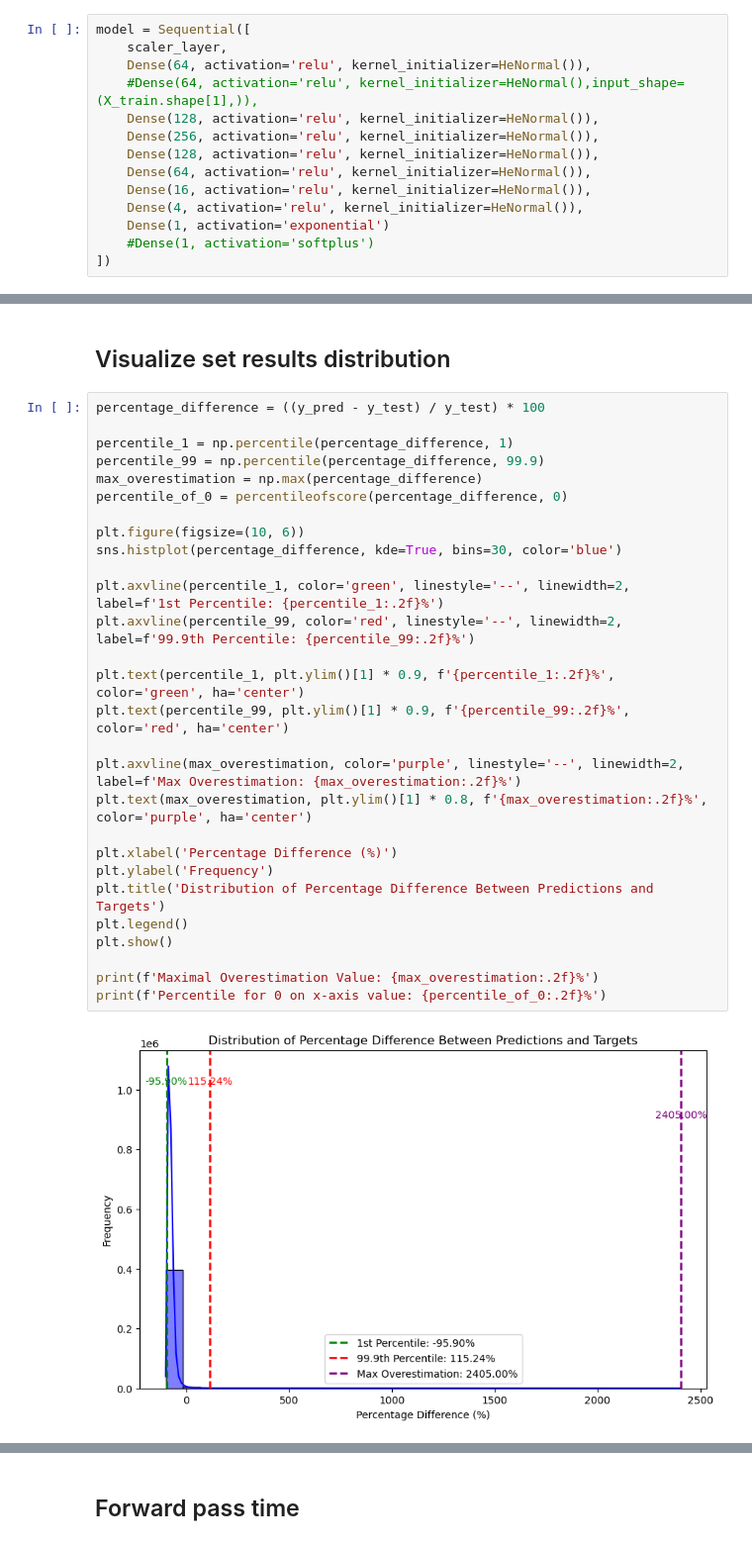
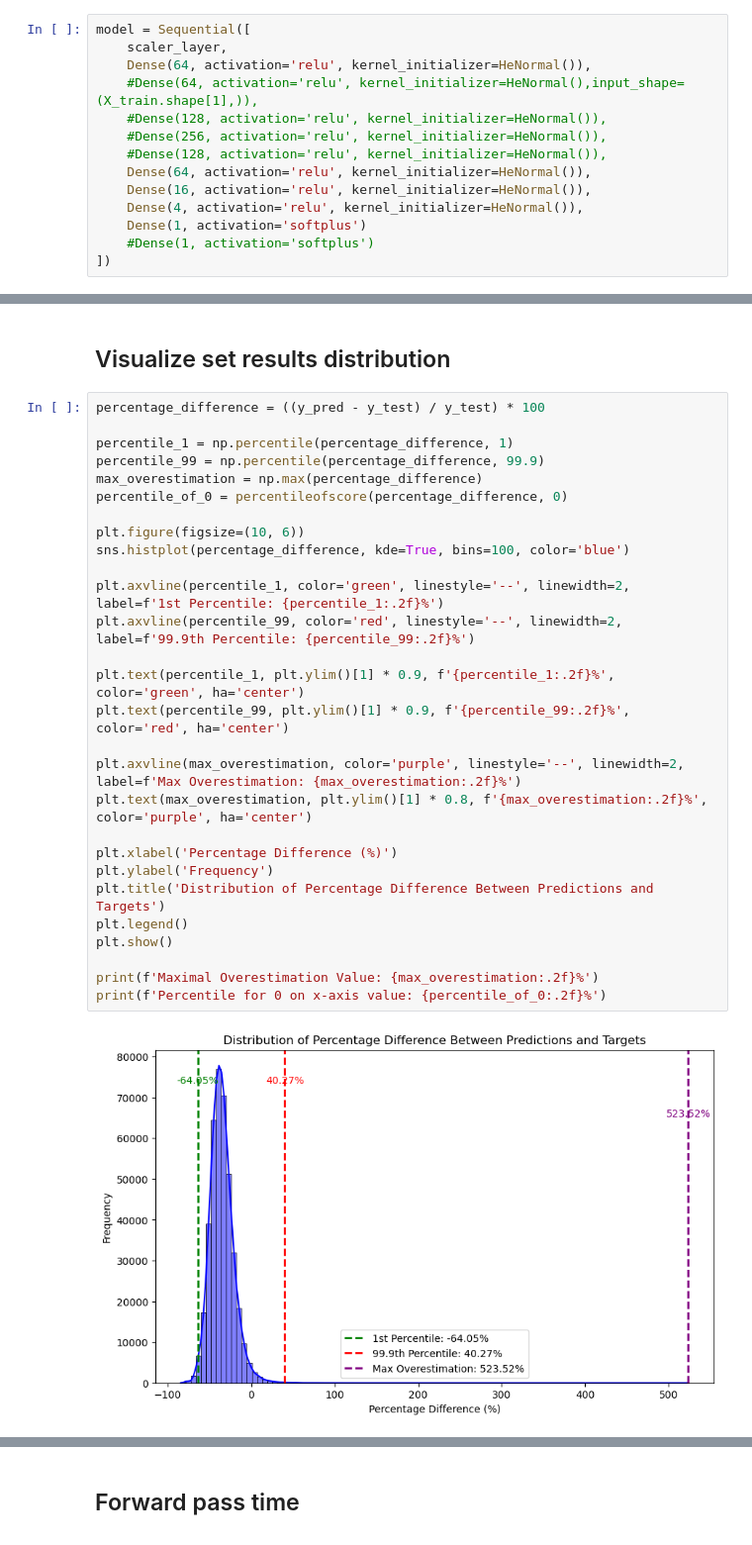
Before and after one commit to DawidJedraszczyk/e-Bimba, a Jupyter notebook: deep_learning/DL_pipeline.ipynb, the cells around one changed output, grey strips where cells are left out. Shown: that part at 99% size. Saved outputs shown, nothing was run; the diff lists cells and outputs as text.

```diff
--- a/deep_learning/DL_pipeline.ipynb
+++ b/deep_learning/DL_pipeline.ipynb
@@ -80,12 +83,12 @@ model = Sequential([
     scaler_layer,
     Dense(64, activation='relu', kernel_initializer=HeNormal()),
     #Dense(64, activation='relu', kernel_initializer=HeNormal(),input_shape=(X_train.shape[1],)),
-    Dense(128, activation='relu', kernel_initializer=HeNormal()),
-    Dense(256, activation='relu', kernel_initializer=HeNormal()),
-    Dense(128, activation='relu', kernel_initializer=HeNormal()),
+    #Dense(128, activation='relu', kernel_initializer=HeNormal()),
+    #Dense(256, activation='relu', kernel_initializer=HeNormal()),
+    #Dense(128, activation='relu', kernel_initializer=HeNormal()),
     Dense(64, activation='relu', kernel_initializer=HeNormal()),
     Dense(16, activation='relu', kernel_initializer=HeNormal()),
     Dense(4, activation='relu', kernel_initializer=HeNormal()),
-    Dense(1, activation='exponential')
+    Dense(1, activation='softplus')
     #Dense(1, activation='softplus')
 ])
@@ -175,30 +202,30 @@ Mean Absolute Percentage Error (MAPE): 0.76%
 # %%
 percentage_difference = ((y_pred - y_test) / y_test) * 100
 
 percentile_1 = np.percentile(percentage_difference, 1)
 percentile_99 = np.percentile(percentage_difference, 99.9)
 max_overestimation = np.max(percentage_difference)
 percentile_of_0 = percentileofscore(percentage_difference, 0)
 
 plt.figure(figsize=(10, 6))
-sns.histplot(percentage_difference, kde=True, bins=30, color='blue')
+sns.histplot(percentage_difference, kde=True, bins=100, color='blue')
 
 plt.axvline(percentile_1, color='green', linestyle='--', linewidth=2, label=f'1st Percentile: {percentile_1:.2f}%')
 plt.axvline(percentile_99, color='red', linestyle='--', linewidth=2, label=f'99.9th Percentile: {percentile_99:.2f}%')
 
 plt.text(percentile_1, plt.ylim()[1] * 0.9, f'{percentile_1:.2f}%', color='green', ha='center')
 plt.text(percentile_99, plt.ylim()[1] * 0.9, f'{percentile_99:.2f}%', color='red', ha='center')
 
 plt.axvline(max_overestimation, color='purple', linestyle='--', linewidth=2, label=f'Max Overestimation: {max_overestimation:.2f}%')
 plt.text(max_overestimation, plt.ylim()[1] * 0.8, f'{max_overestimation:.2f}%', color='purple', ha='center')
 
 plt.xlabel('Percentage Difference (%)')
 plt.ylabel('Frequency')
 plt.title('Distribution of Percentage Difference Between Predictions and Targets')
 plt.legend()
 plt.show()
 
 print(f'Maximal Overestimation Value: {max_overestimation:.2f}%')
 print(f'Percentile for 0 on x-axis value: {percentile_of_0:.2f}%')
 # %% [output]
-[figure, old version]
+[figure, new version]
```
Also changed, not shown: parts of 10 cells of this notebook.
